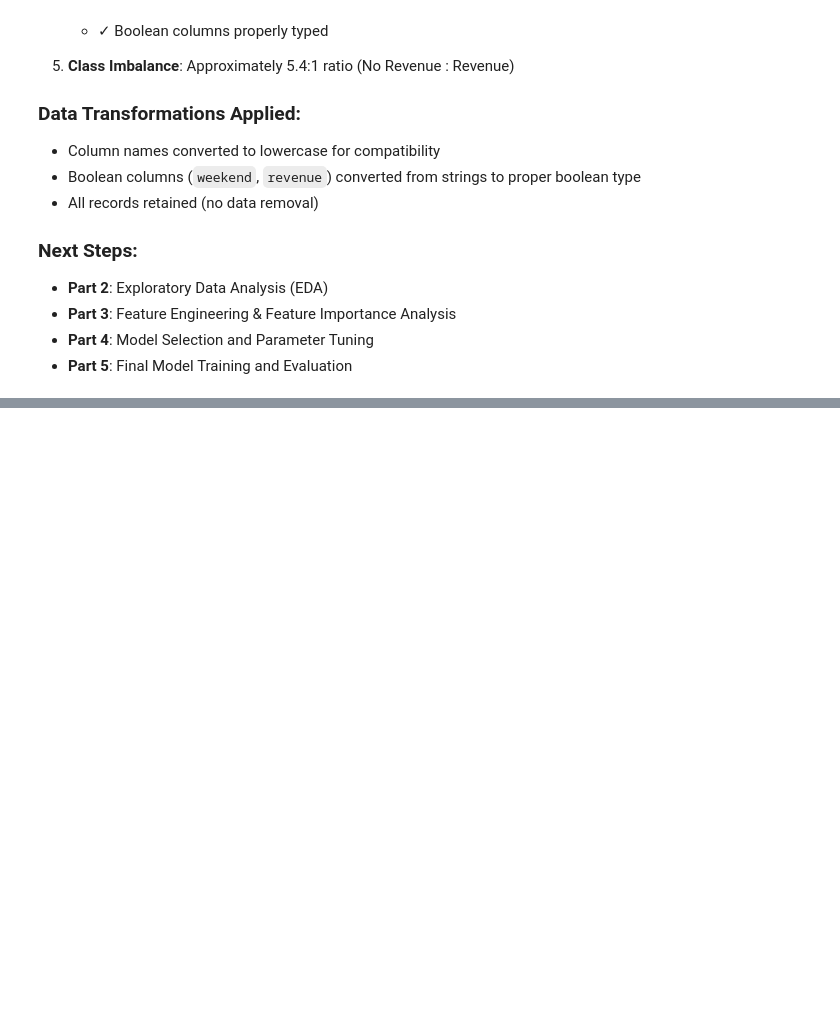
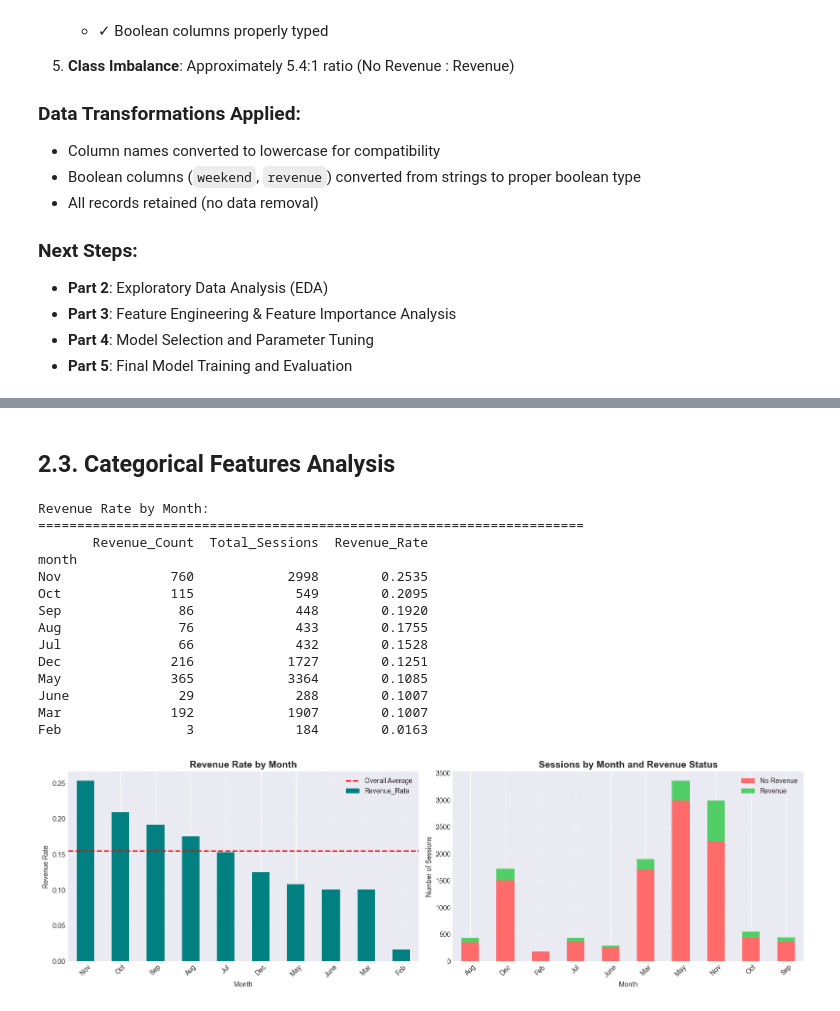
Before and after one commit to dimdimlv/ml_zoomcamp_midterm_project, a Jupyter notebook: notebooks/notebook.ipynb, the cells around one changed output, grey strips where cells are left out. Drawn from its saved outputs; the diff is of its cells as text; code cells hidden in the pictures; blank space fills up the shorter version.

```diff
--- a/notebooks/notebook.ipynb
+++ b/notebooks/notebook.ipynb
@@ -766,0 +934,55 @@ Name: count, dtype: int64
+# %% [markdown]
+## 2.3. Categorical Features Analysis
+# %%
+# Revenue rate by Month
+month_revenue = df_clean.groupby('month').agg({
+    'revenue': ['sum', 'count', 'mean']
+}).round(4)
+month_revenue.columns = ['Revenue_Count', 'Total_Sessions', 'Revenue_Rate']
+month_revenue = month_revenue.sort_values('Revenue_Rate', ascending=False)
+
+print("Revenue Rate by Month:")
+print("="*70)
+print(month_revenue)
+
+# Visualize
+fig, axes = plt.subplots(1, 2, figsize=(16, 5))
+
+# Bar chart of revenue rate
+month_revenue['Revenue_Rate'].plot(kind='bar', ax=axes[0], color='teal')
+axes[0].set_title('Revenue Rate by Month', fontsize=14, fontweight='bold')
+axes[0].set_xlabel('Month')
+axes[0].set_ylabel('Revenue Rate')
+axes[0].tick_params(axis='x', rotation=45)
+axes[0].grid(axis='y', alpha=0.3)
+axes[0].axhline(df_clean['revenue'].mean(), color='red', linestyle='--', linewidth=2, label='Overall Average')
+axes[0].legend()
+
+# Stacked bar chart
+month_data = df_clean.groupby(['month', 'revenue']).size().unstack(fill_value=0)
+month_data.plot(kind='bar', stacked=True, ax=axes[1], color=['#ff6b6b', '#51cf66'])
+axes[1].set_title('Sessions by Month and Revenue Status', fontsize=14, fontweight='bold')
+axes[1].set_xlabel('Month')
+axes[1].set_ylabel('Number of Sessions')
+axes[1].tick_params(axis='x', rotation=45)
+axes[1].legend(['No Revenue', 'Revenue'])
+axes[1].grid(axis='y', alpha=0.3)
+
+plt.tight_layout()
+plt.show()
+# %% [output]
+Revenue Rate by Month:
+======================================================================
+       Revenue_Count  Total_Sessions  Revenue_Rate
+month
+Nov              760            2998        0.2535
+Oct              115             549        0.2095
+Sep               86             448        0.1920
+Aug               76             433        0.1755
+Jul               66             432        0.1528
+Dec              216            1727        0.1251
+May              365            3364        0.1085
+June              29             288        0.1007
+Mar              192            1907        0.1007
+Feb                3             184        0.0163
+[figure, added]
```
Also changed, not shown: parts of 27 cells of this notebook.
